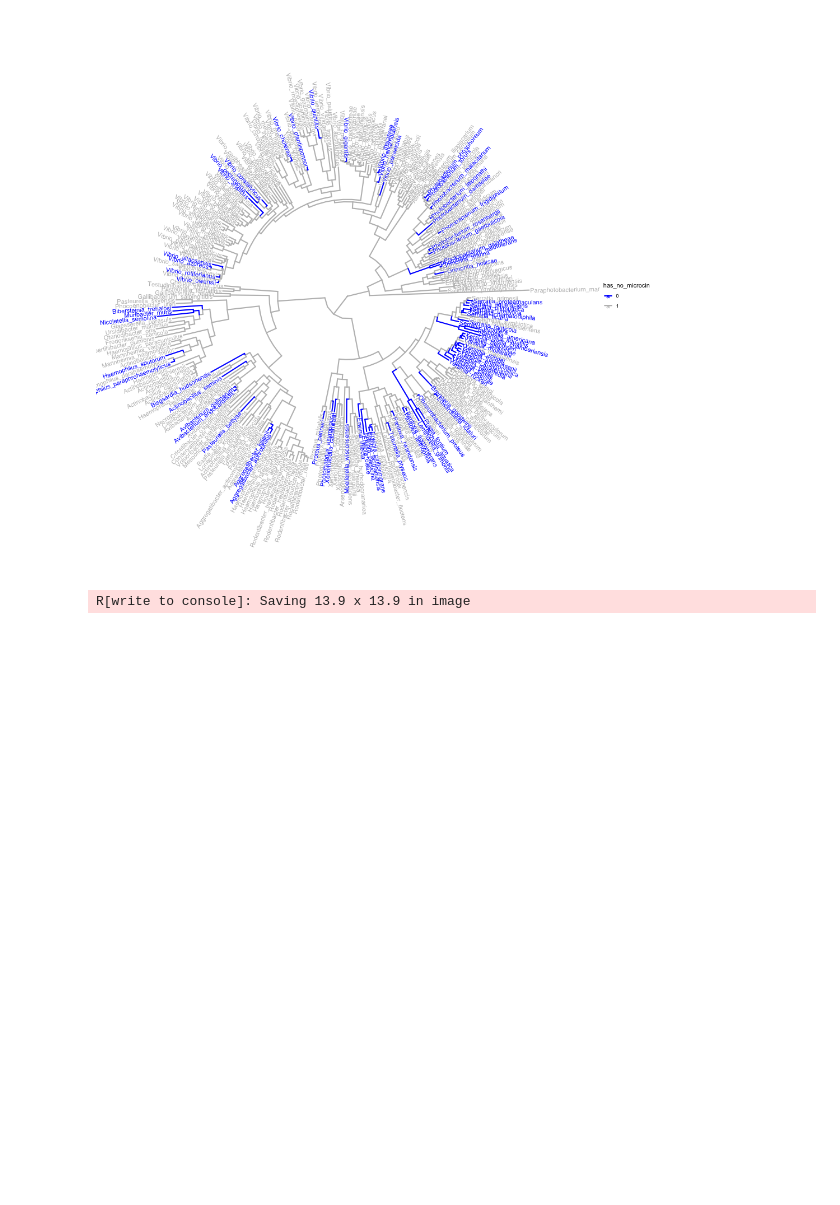
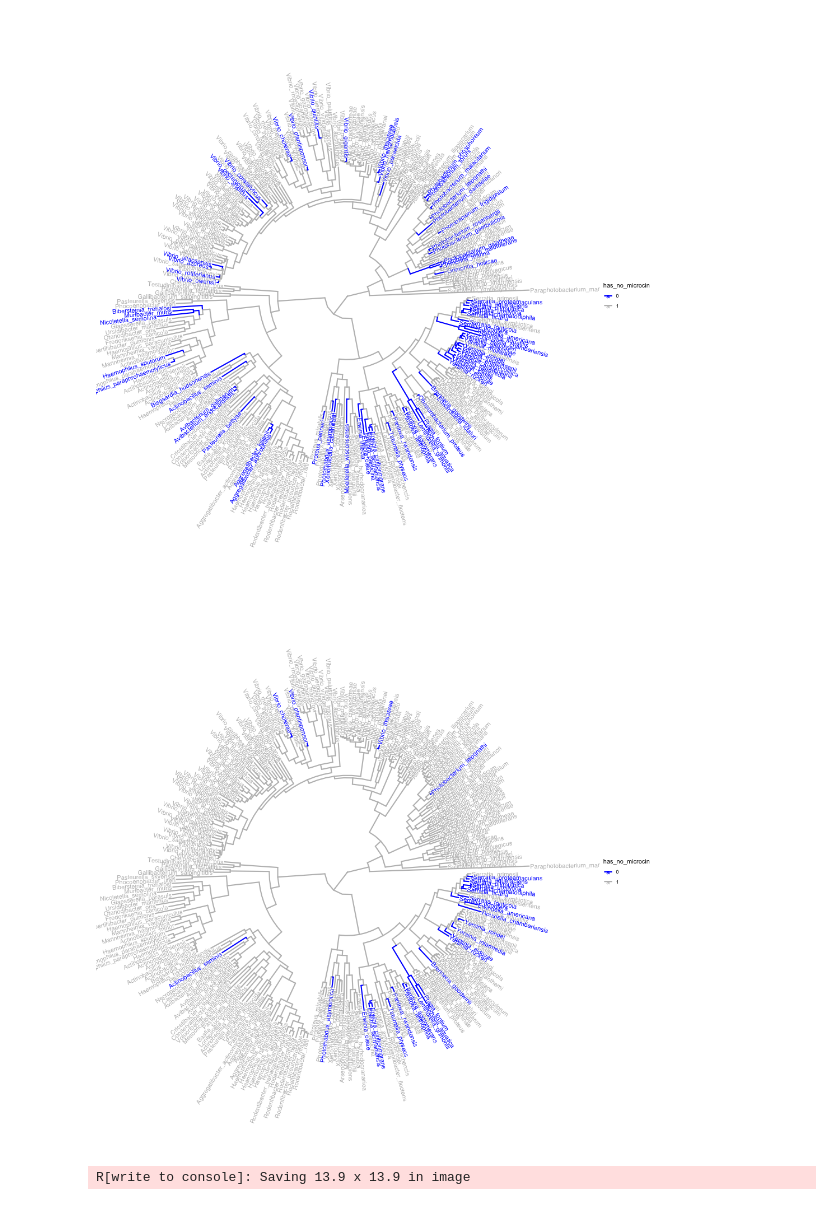
Before and after one commit to wilkelab/cinful_data_analysis, a Jupyter notebook: notebooks/06_Enterobacteriales_microcin.ipynb, the cells around one changed output. Drawn from its saved outputs; the diff is of its cells as text; code cells hidden in the pictures; blank space fills up the shorter version.

```diff
--- a/notebooks/06_Enterobacteriales_microcin.ipynb
+++ b/notebooks/06_Enterobacteriales_microcin.ipynb
@@ -453,6 +507,10 @@ Joining, by = "ID"
 %%R
 gtdb_tree_subset_microcin_labeled_specific_epithet <- rename_taxa(gtdb_tree_subset_microcin_labeled, gtdb_tree_ID_all_info, value, specific_epithet)
 gtdb_tree_subset_nonmicrocin_labeled_specific_epithet <- rename_taxa(gtdb_tree_subset_nonmicrocin_labeled, gtdb_tree_ID_all_info, value, specific_epithet)
+# %%
+%%R
+gtdb_tree_subset_microcin_hmmer_labeled_specific_epithet <- rename_taxa(gtdb_tree_subset_microcin_hmmer_labeled, gtdb_tree_ID_all_info_hmmer, value, specific_epithet)
+gtdb_tree_subset_nonmicrocin_hmmer_labeled_specific_epithet <- rename_taxa(gtdb_tree_subset_nonmicrocin_hmmer_labeled, gtdb_tree_ID_all_info_hmmer, value, specific_epithet)
 # %%
 %%R -w 1000 -h 1000
 gtdb_tree_subset_nonmicrocin_labeled_specific_epithet %>%
@@ -464,5 +522,16 @@ gtdb_tree_subset_nonmicrocin_labeled_specific_epithet %>%
 		scale_color_manual(values=c("blue","gray"))
 # %% [output]
 [figure]
+# %%
+%%R -w 1000 -h 1000
+gtdb_tree_subset_nonmicrocin_hmmer_labeled_specific_epithet %>%
+	ggtree(layout="circular",
+			aes(color=has_no_microcin),
+			size=1
+			) +
+		geom_tiplab() +
+		scale_color_manual(values=c("blue","gray"))
+# %% [output]
+[figure, added]
 # %%
 %%R -w 1000 -h 1000
```
Also changed, not shown: parts of 7 cells of this notebook, 3 other files.
